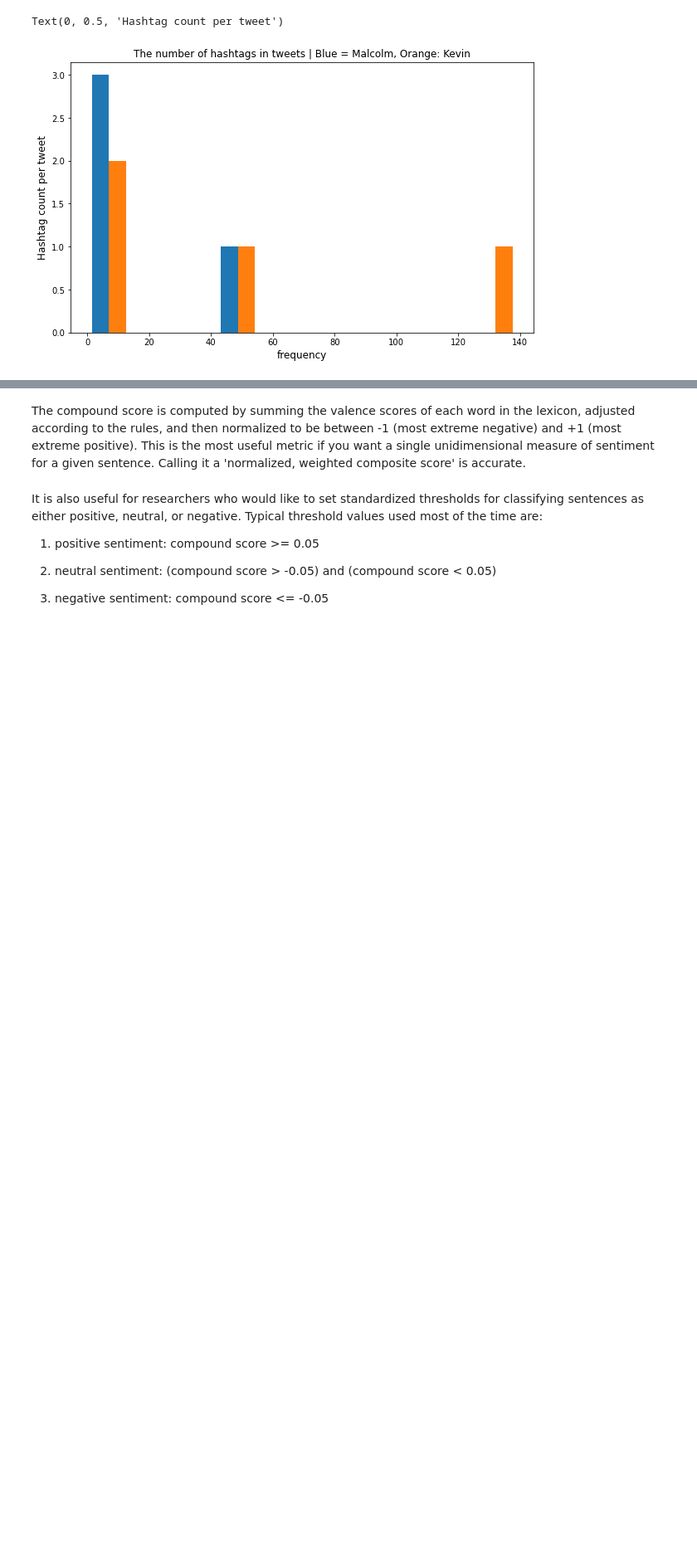
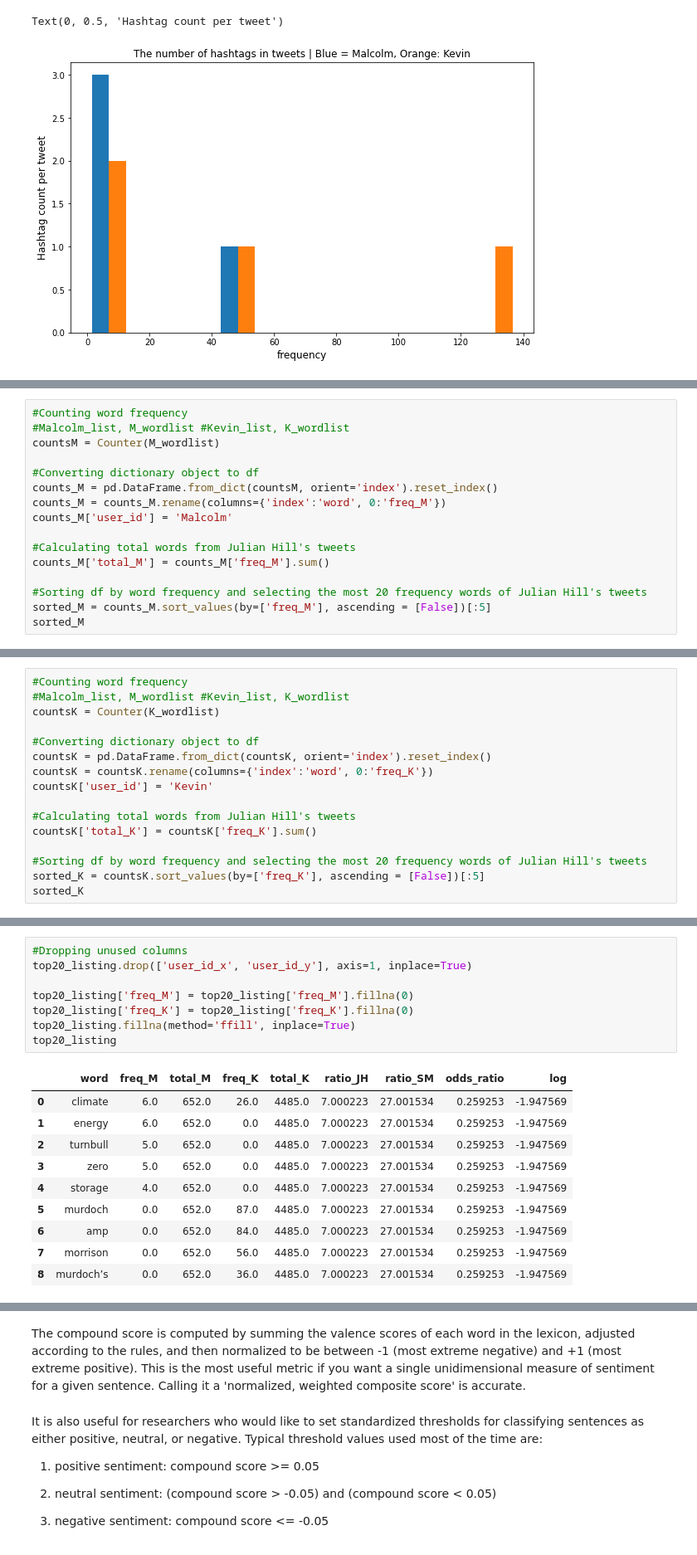
Before and after one commit to sanjay-kv/Twitter-Tweet-Analysis, a Jupyter notebook: Assessed-Task-2.ipynb, the cells around one changed output, grey strips where cells are left out. Shown at 83% size. Cells and saved outputs as stored; diff of their text form; blank space fills up the shorter version.

```diff
--- a/Assessed-Task-2.ipynb
+++ b/Assessed-Task-2.ipynb
@@ -557,0 +701,16 @@ Calculate the log odds ratio for each word used in the set of tweets, and list t
+# %%
+#Counting word frequency
+#Malcolm_list, M_wordlist #Kevin_list, K_wordlist
+countsM = Counter(M_wordlist)
+
+#Converting dictionary object to df
+counts_M = pd.DataFrame.from_dict(countsM, orient='index').reset_index()
+counts_M = counts_M.rename(columns={'index':'word', 0:'freq_M'})
+counts_M['user_id'] = 'Malcolm'
+
+#Calculating total words from Julian Hill's tweets
+counts_M['total_M'] = counts_M['freq_M'].sum()
+
+#Sorting df by word frequency and selecting the most 20 frequency words of Julian Hill's tweets
+sorted_M = counts_M.sort_values(by=['freq_M'], ascending = [False])[:5]
+sorted_M
@@ -557,0 +724,16 @@ Calculate the log odds ratio for each word used in the set of tweets, and list t
+# %%
+#Counting word frequency
+#Malcolm_list, M_wordlist #Kevin_list, K_wordlist
+countsK = Counter(K_wordlist)
+
+#Converting dictionary object to df
+countsK = pd.DataFrame.from_dict(countsK, orient='index').reset_index()
+countsK = countsK.rename(columns={'index':'word', 0:'freq_K'})
+countsK['user_id'] = 'Kevin'
+
+#Calculating total words from Julian Hill's tweets
+countsK['total_K'] = countsK['freq_K'].sum()
+
+#Sorting df by word frequency and selecting the most 20 frequency words of Julian Hill's tweets
+sorted_K = countsK.sort_values(by=['freq_K'], ascending = [False])[:5]
+sorted_K
@@ -557,0 +762,19 @@ Calculate the log odds ratio for each word used in the set of tweets, and list t
+# %%
+#Dropping unused columns
+top20_listing.drop(['user_id_x', 'user_id_y'], axis=1, inplace=True)
+
+top20_listing['freq_M'] = top20_listing['freq_M'].fillna(0)
+top20_listing['freq_K'] = top20_listing['freq_K'].fillna(0)
+top20_listing.fillna(method='ffill', inplace=True)
+top20_listing
+# %% [output]
+|  | word | freq_M | total_M | freq_K | total_K | ratio_JH | ratio_SM | odds_ratio | log |
+| 0 | climate | 6.0 | 652.0 | 26.0 | 4485.0 | 7.000223 | 27.001534 | 0.259253 | -1.947569 |
+| 1 | energy | 6.0 | 652.0 | 0.0 | 4485.0 | 7.000223 | 27.001534 | 0.259253 | -1.947569 |
+| 2 | turnbull | 5.0 | 652.0 | 0.0 | 4485.0 | 7.000223 | 27.001534 | 0.259253 | -1.947569 |
+| 3 | zero | 5.0 | 652.0 | 0.0 | 4485.0 | 7.000223 | 27.001534 | 0.259253 | -1.947569 |
+| 4 | storage | 4.0 | 652.0 | 0.0 | 4485.0 | 7.000223 | 27.001534 | 0.259253 | -1.947569 |
+| 5 | murdoch | 0.0 | 652.0 | 87.0 | 4485.0 | 7.000223 | 27.001534 | 0.259253 | -1.947569 |
+| 6 | amp | 0.0 | 652.0 | 84.0 | 4485.0 | 7.000223 | 27.001534 | 0.259253 | -1.947569 |
+| 7 | morrison | 0.0 | 652.0 | 56.0 | 4485.0 | 7.000223 | 27.001534 | 0.259253 | -1.947569 |
+| 8 | murdoch’s | 0.0 | 652.0 | 36.0 | 4485.0 | 7.000223 | 27.001534 | 0.259253 | -1.947569 |
```
Also changed, not shown: parts of 51 cells of this notebook, 3 other files.
